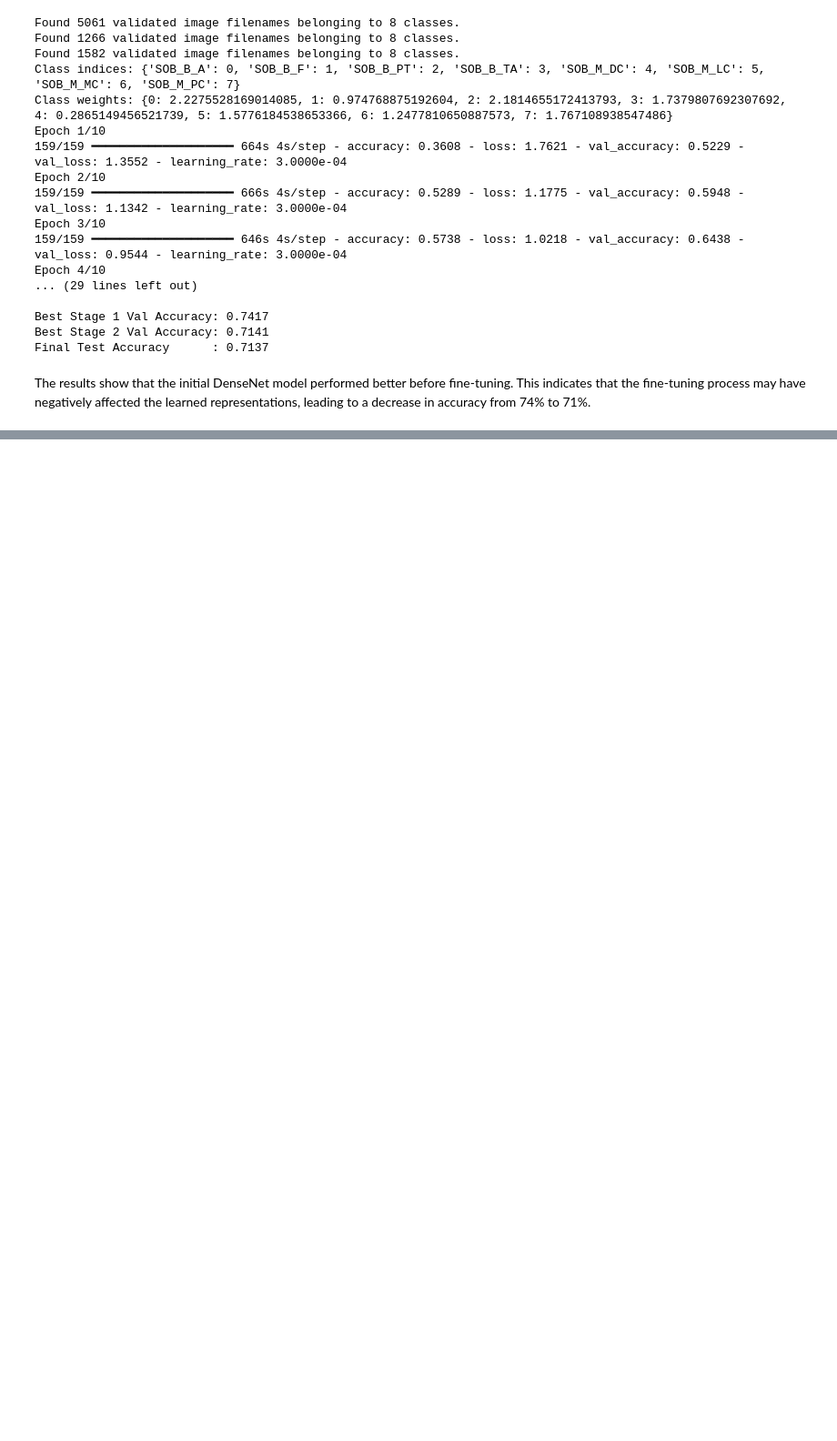
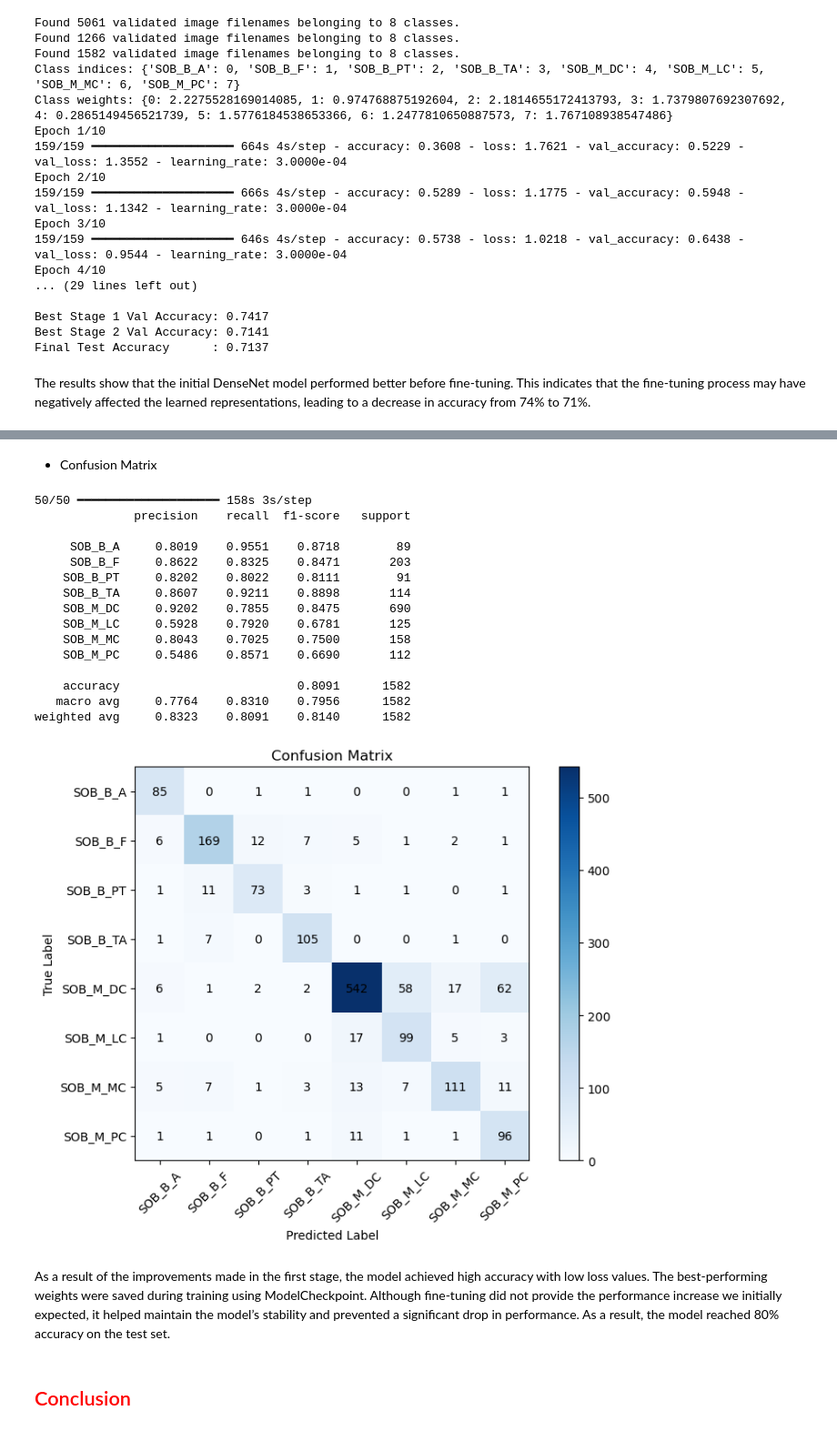
Before and after one commit to evinavci/ASIL-Projects, a Jupyter notebook: breastcancer.ipynb, the cells around one changed output, grey strips where cells are left out. Shown at 91% size. Cells and saved outputs as stored; diff of their text form; code cells hidden in the pictures; blank space fills up the shorter version.

```diff
--- a/breastcancer.ipynb
+++ b/breastcancer.ipynb
@@ -1437,0 +1723,56 @@ The results show that the initial DenseNet model performed better before fine-tu
+# %% [markdown]
+* Confusion Matrix
+# %%
+y_prob = model.predict(test_generator, verbose=1)
+y_pred = np.argmax(y_prob, axis=1)
+y_true = test_generator.classes
+
+idx_to_class = {v: k for k, v in test_generator.class_indices.items()}
+target_names = [idx_to_class[i] for i in range(len(idx_to_class))]
+
+print(classification_report(y_true, y_pred, target_names=target_names, digits=4))
+
+cm = confusion_matrix(y_true, y_pred)
+
+plt.figure(figsize=(8, 6))
+plt.imshow(cm, interpolation="nearest", cmap="Blues")
+plt.title("Confusion Matrix")
+plt.colorbar()
+
+tick_marks = np.arange(len(target_names))
+plt.xticks(tick_marks, target_names, rotation=45)
+plt.yticks(tick_marks, target_names)
+
+for i in range(cm.shape[0]):
+    for j in range(cm.shape[1]):
+        plt.text(j, i, cm[i, j], ha="center", va="center")
+
+plt.ylabel("True Label")
+plt.xlabel("Predicted Label")
+plt.tight_layout()
+plt.show()
+# %% [output]
+50/50 ━━━━━━━━━━━━━━━━━━━━ 158s 3s/step
+              precision    recall  f1-score   support
+
+     SOB_B_A     0.8019    0.9551    0.8718        89
+     SOB_B_F     0.8622    0.8325    0.8471       203
+    SOB_B_PT     0.8202    0.8022    0.8111        91
+    SOB_B_TA     0.8607    0.9211    0.8898       114
+    SOB_M_DC     0.9202    0.7855    0.8475       690
+    SOB_M_LC     0.5928    0.7920    0.6781       125
+    SOB_M_MC     0.8043    0.7025    0.7500       158
+    SOB_M_PC     0.5486    0.8571    0.6690       112
+
+    accuracy                         0.8091      1582
+   macro avg     0.7764    0.8310    0.7956      1582
+weighted avg     0.8323    0.8091    0.8140      1582
+[figure, added]
+# %% [markdown]
+As a result of the improvements made in the first stage, the model achieved high accuracy with low loss values. The best-performing weights were saved during training using ModelCheckpoint. Although fine-tuning did not provide the performance increase we initially expected, it helped maintain the model’s stability and prevented a significant drop in performance. As a result, the model reached 80% accuracy on the test set.
+# %% [markdown]
+<font color = 'red'>
+<a id ="8"></a>
+
+
+## Conclusion
```
Also changed, not shown: parts of 22 cells of this notebook.
